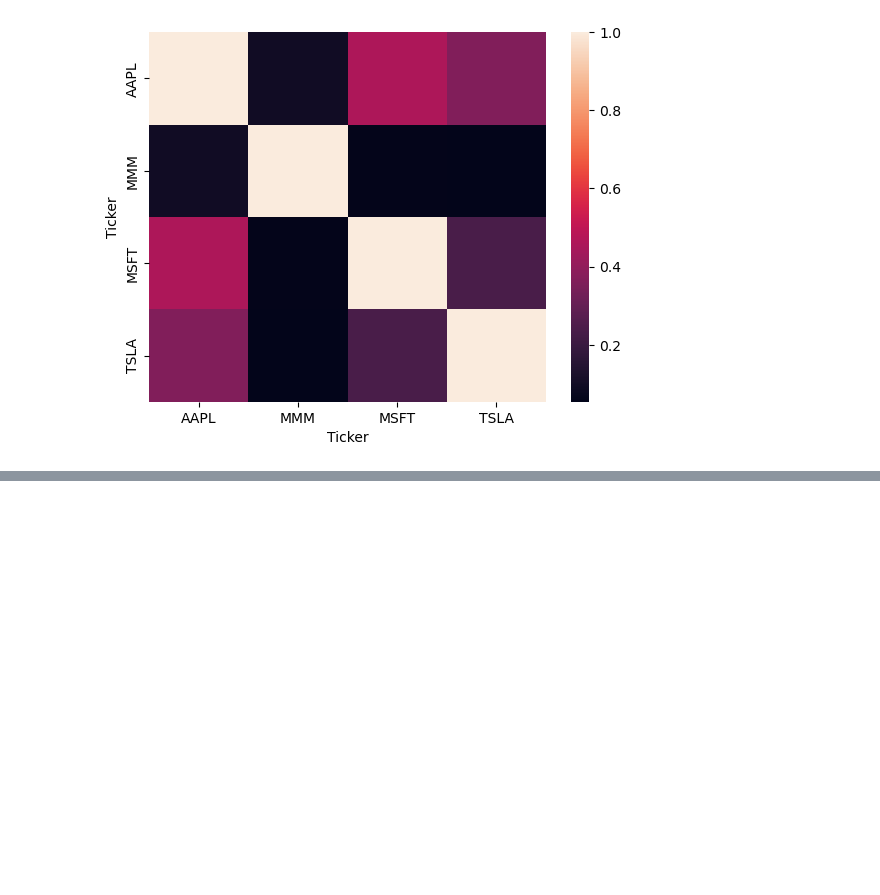
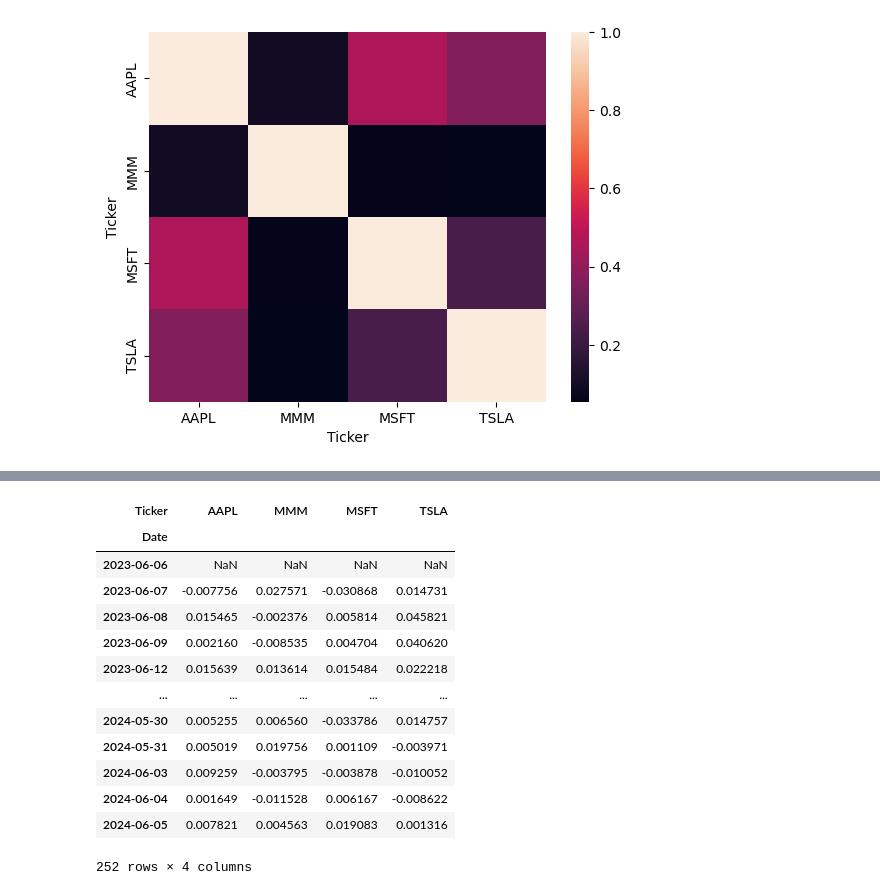
Before and after one commit to Diyahp/Stock-Market, a Jupyter notebook: StockMarket.ipynb, the cells around one changed output, grey strips where cells are left out. Saved outputs shown, nothing was run; the diff lists cells and outputs as text; code cells hidden in the pictures; blank space fills up the shorter version.

```diff
--- a/StockMarket.ipynb
+++ b/StockMarket.ipynb
@@ -227,0 +247,17 @@ sns.heatmap(returns.corr())
+# %%
+returns
+# %% [output]
+| Ticker | AAPL | MMM | MSFT | TSLA |
+| Date |  |  |  |  |
+| 2023-06-06 | NaN | NaN | NaN | NaN |
+| 2023-06-07 | -0.007756 | 0.027571 | -0.030868 | 0.014731 |
+| 2023-06-08 | 0.015465 | -0.002376 | 0.005814 | 0.045821 |
+| 2023-06-09 | 0.002160 | -0.008535 | 0.004704 | 0.040620 |
+| 2023-06-12 | 0.015639 | 0.013614 | 0.015484 | 0.022218 |
+| ... | ... | ... | ... | ... |
+| 2024-05-30 | 0.005255 | 0.006560 | -0.033786 | 0.014757 |
+| 2024-05-31 | 0.005019 | 0.019756 | 0.001109 | -0.003971 |
+| 2024-06-03 | 0.009259 | -0.003795 | -0.003878 | -0.010052 |
+| 2024-06-04 | 0.001649 | -0.011528 | 0.006167 | -0.008622 |
+| 2024-06-05 | 0.007821 | 0.004563 | 0.019083 | 0.001316 |
+252 rows × 4 columns
```
Also changed, not shown: parts of 10 cells of this notebook.
